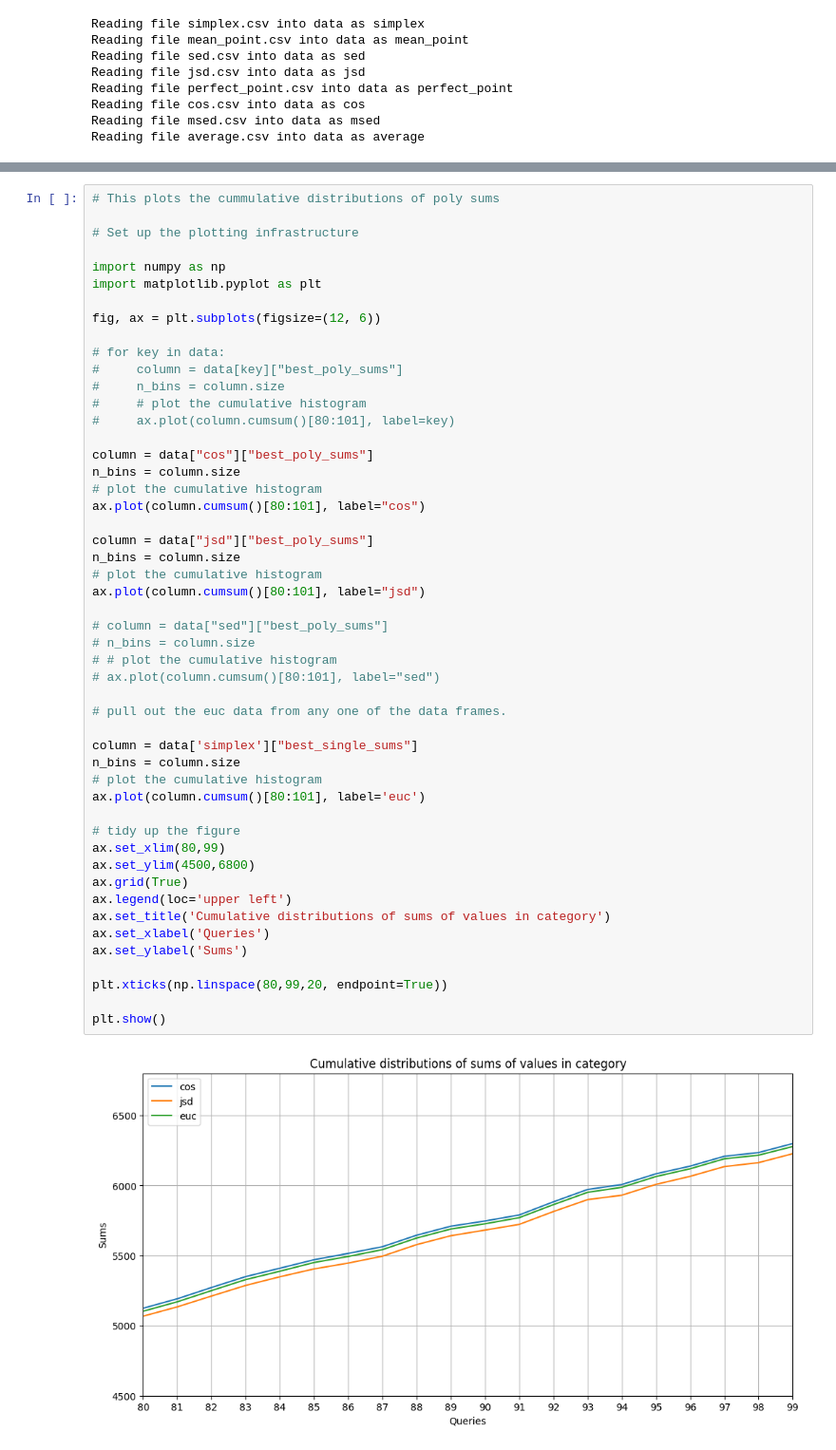
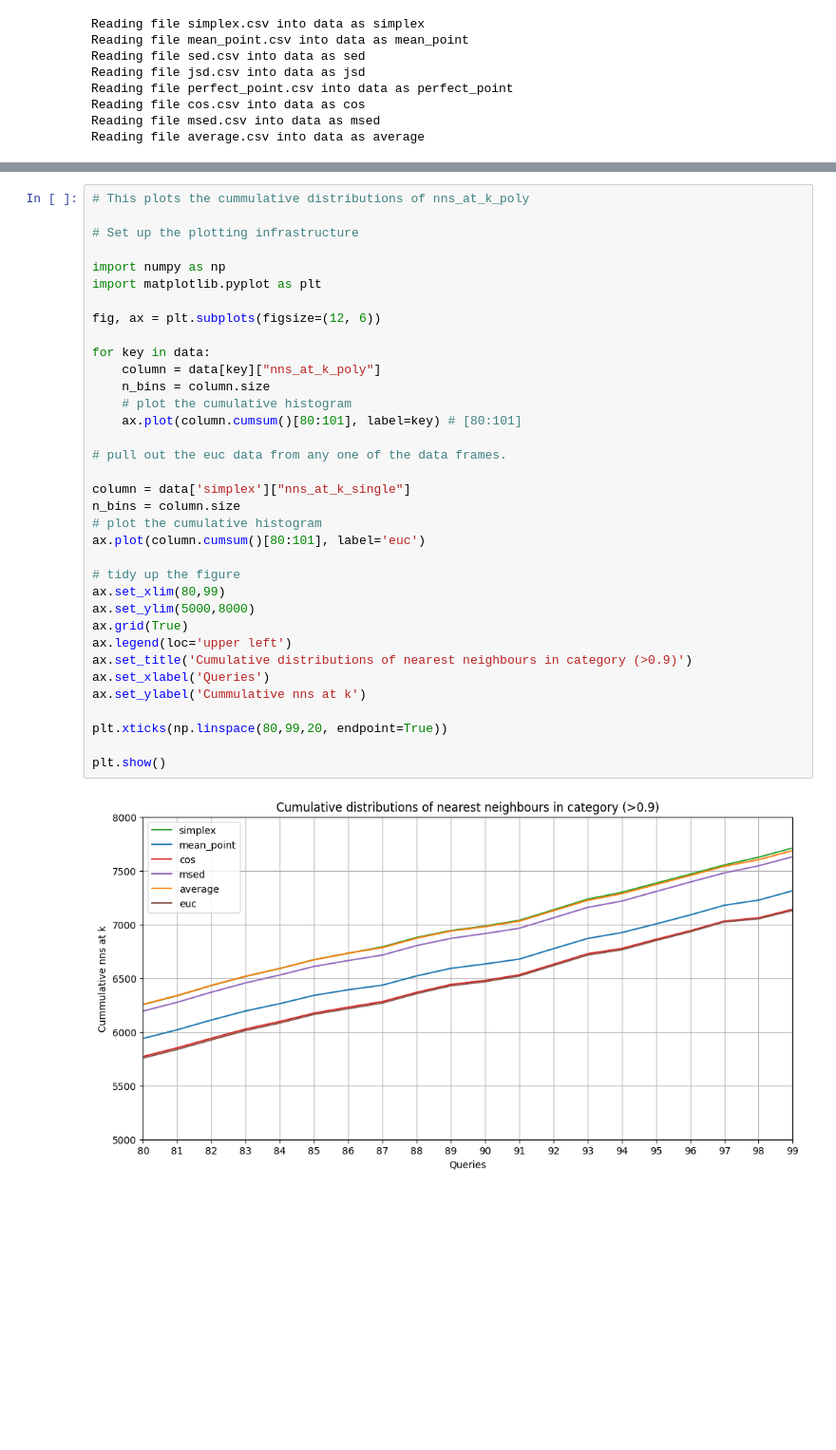
Before and after one commit to MetricSearch/simcoder-pytorch, a Jupyter notebook: notebooks/plot_results1.ipynb, the cells around one changed output, grey strips where cells are left out. Shown at 95% size. Saved outputs shown, nothing was run; the diff lists cells and outputs as text; blank space fills up the shorter version.

```diff
--- a/notebooks/plot_results1.ipynb
+++ b/notebooks/plot_results1.ipynb
@@ -39,52 +87,37 @@ Reading file average.csv into data as average
 # %%
-# This plots the cummulative distributions of poly sums
+# This plots the cummulative distributions of nns_at_k_poly
 
 # Set up the plotting infrastructure
 
 import numpy as np
 import matplotlib.pyplot as plt
 
 fig, ax = plt.subplots(figsize=(12, 6))
 
-# for key in data:
-#     column = data[key]["best_poly_sums"]
-#     n_bins = column.size
-#     # plot the cumulative histogram
-#     ax.plot(column.cumsum()[80:101], label=key)
-
-column = data["cos"]["best_poly_sums"]
-n_bins = column.size
-# plot the cumulative histogram
-ax.plot(column.cumsum()[80:101], label="cos")
-
-column = data["jsd"]["best_poly_sums"]
-n_bins = column.size
-# plot the cumulative histogram
-ax.plot(column.cumsum()[80:101], label="jsd")
-
-# column = data["sed"]["best_poly_sums"]
-# n_bins = column.size
-# # plot the cumulative histogram
-# ax.plot(column.cumsum()[80:101], label="sed")
+for key in data:
+    column = data[key]["nns_at_k_poly"]
+    n_bins = column.size
+    # plot the cumulative histogram
+    ax.plot(column.cumsum()[80:101], label=key) # [80:101]
 
 # pull out the euc data from any one of the data frames.
 
-column = data['simplex']["best_single_sums"]
+column = data['simplex']["nns_at_k_single"]
 n_bins = column.size
 # plot the cumulative histogram
 ax.plot(column.cumsum()[80:101], label='euc')
 
 # tidy up the figure
 ax.set_xlim(80,99)
-ax.set_ylim(4500,6800)
+ax.set_ylim(5000,8000)
 ax.grid(True)
 ax.legend(loc='upper left')
-ax.set_title('Cumulative distributions of sums of values in category')
+ax.set_title('Cumulative distributions of nearest neighbours in category (>0.9)')
 ax.set_xlabel('Queries')
-ax.set_ylabel('Sums')
+ax.set_ylabel('Cummulative nns at k')
 
 plt.xticks(np.linspace(80,99,20, endpoint=True))
 
 plt.show()
 # %% [output]
-[figure, old version]
+[figure, new version]
```
Also changed, not shown: parts of 2 cells of this notebook, 3 other files.
